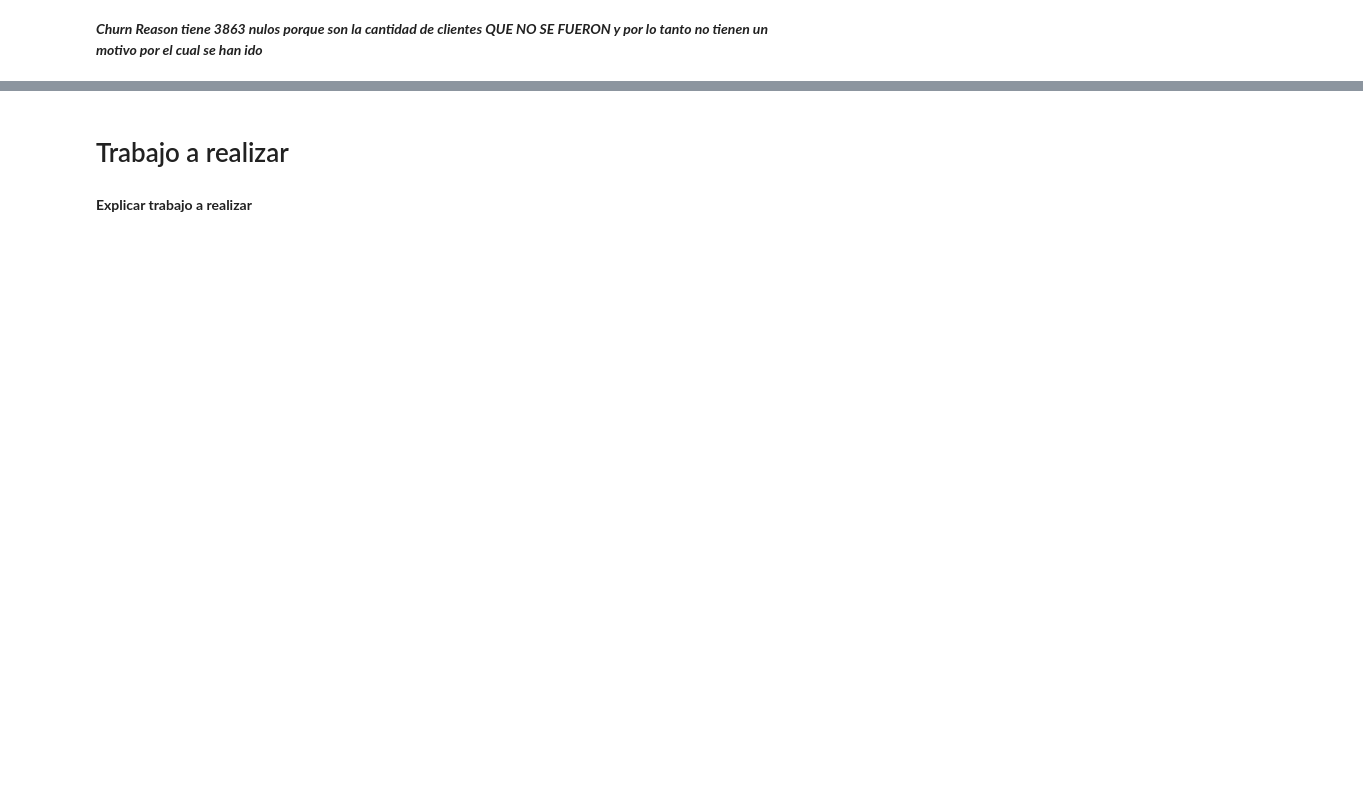
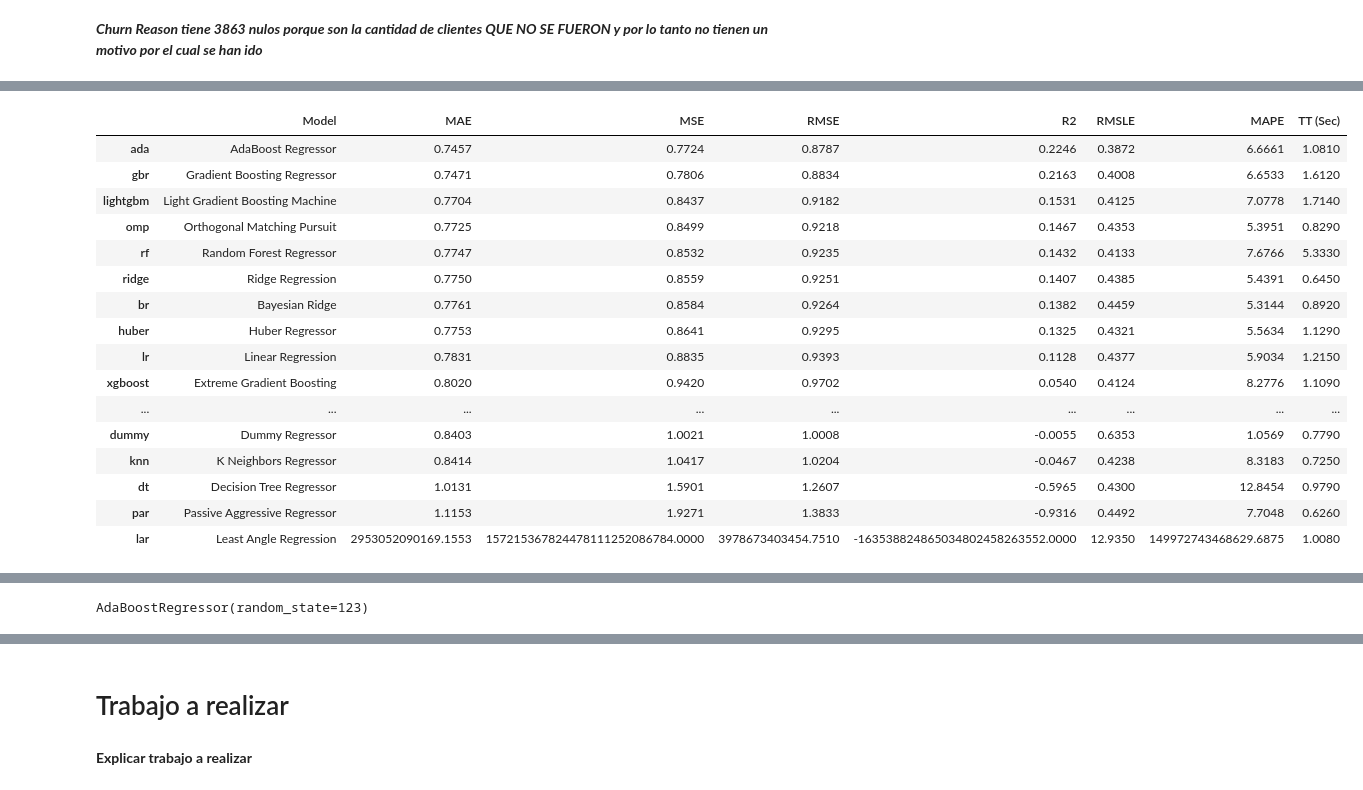
Before and after one commit to Marcelooyola/TrabojIntegrador, a Jupyter notebook: BA_Trabajo_Final_Abandono_Clientes.ipynb, the cells around one changed output, grey strips where cells are left out. Saved outputs shown, nothing was run; the diff lists cells and outputs as text; code cells hidden in the pictures; blank space fills up the shorter version.

```diff
--- a/BA_Trabajo_Final_Abandono_Clientes.ipynb
+++ b/BA_Trabajo_Final_Abandono_Clientes.ipynb
@@ -240,0 +502,3 @@ train.head()
+# %%
+modelos = compare_models()
+# %% [output]
@@ -240,0 +506,17 @@ train.head()
+|  | Model | MAE | MSE | RMSE | R2 | RMSLE | MAPE | TT (Sec) |
+| ada | AdaBoost Regressor | 0.7457 | 0.7724 | 0.8787 | 0.2246 | 0.3872 | 6.6661 | 1.0810 |
+| gbr | Gradient Boosting Regressor | 0.7471 | 0.7806 | 0.8834 | 0.2163 | 0.4008 | 6.6533 | 1.6120 |
+| lightgbm | Light Gradient Boosting Machine | 0.7704 | 0.8437 | 0.9182 | 0.1531 | 0.4125 | 7.0778 | 1.7140 |
+| omp | Orthogonal Matching Pursuit | 0.7725 | 0.8499 | 0.9218 | 0.1467 | 0.4353 | 5.3951 | 0.8290 |
+| rf | Random Forest Regressor | 0.7747 | 0.8532 | 0.9235 | 0.1432 | 0.4133 | 7.6766 | 5.3330 |
+| ridge | Ridge Regression | 0.7750 | 0.8559 | 0.9251 | 0.1407 | 0.4385 | 5.4391 | 0.6450 |
+| br | Bayesian Ridge | 0.7761 | 0.8584 | 0.9264 | 0.1382 | 0.4459 | 5.3144 | 0.8920 |
+| huber | Huber Regressor | 0.7753 | 0.8641 | 0.9295 | 0.1325 | 0.4321 | 5.5634 | 1.1290 |
+| lr | Linear Regression | 0.7831 | 0.8835 | 0.9393 | 0.1128 | 0.4377 | 5.9034 | 1.2150 |
+| xgboost | Extreme Gradient Boosting | 0.8020 | 0.9420 | 0.9702 | 0.0540 | 0.4124 | 8.2776 | 1.1090 |
+| ... | ... | ... | ... | ... | ... | ... | ... | ... |
+| dummy | Dummy Regressor | 0.8403 | 1.0021 | 1.0008 | -0.0055 | 0.6353 | 1.0569 | 0.7790 |
+| knn | K Neighbors Regressor | 0.8414 | 1.0417 | 1.0204 | -0.0467 | 0.4238 | 8.3183 | 0.7250 |
+| dt | Decision Tree Regressor | 1.0131 | 1.5901 | 1.2607 | -0.5965 | 0.4300 | 12.8454 | 0.9790 |
+| par | Passive Aggressive Regressor | 1.1153 | 1.9271 | 1.3833 | -0.9316 | 0.4492 | 7.7048 | 0.6260 |
+| lar | Least Angle Regression | 2953052090169.1553 | 157215367824478111252086784.0000 | 3978673403454.7510 | -163538824865034802458263552.0000 | 12.9350 | 149972743468629.6875 | 1.0080 |
@@ -240,0 +524,4 @@ train.head()
+# %%
+print(modelos)
+# %% [output]
+AdaBoostRegressor(random_state=123)
```
Also changed, not shown: parts of 37 cells of this notebook.
